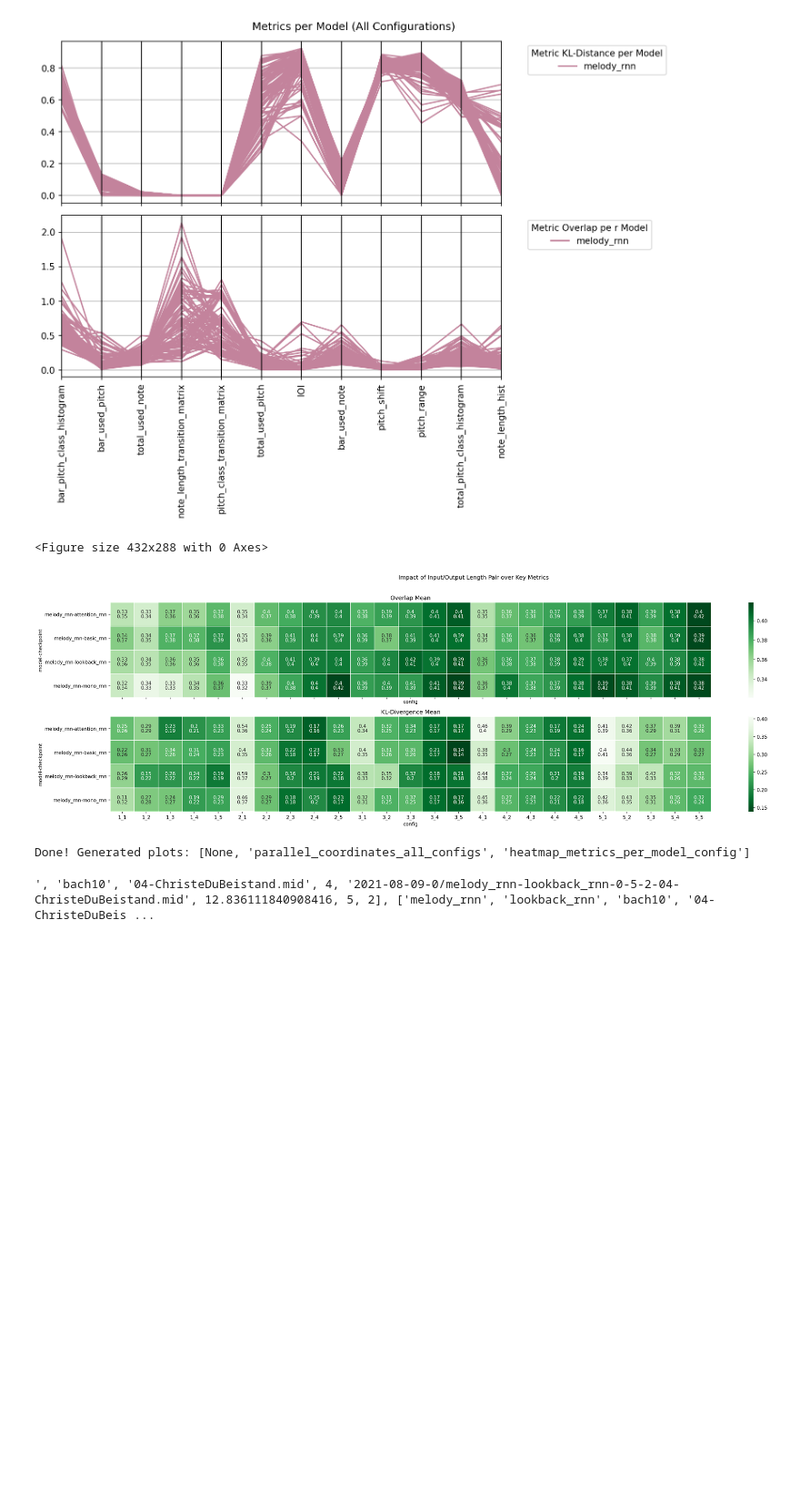
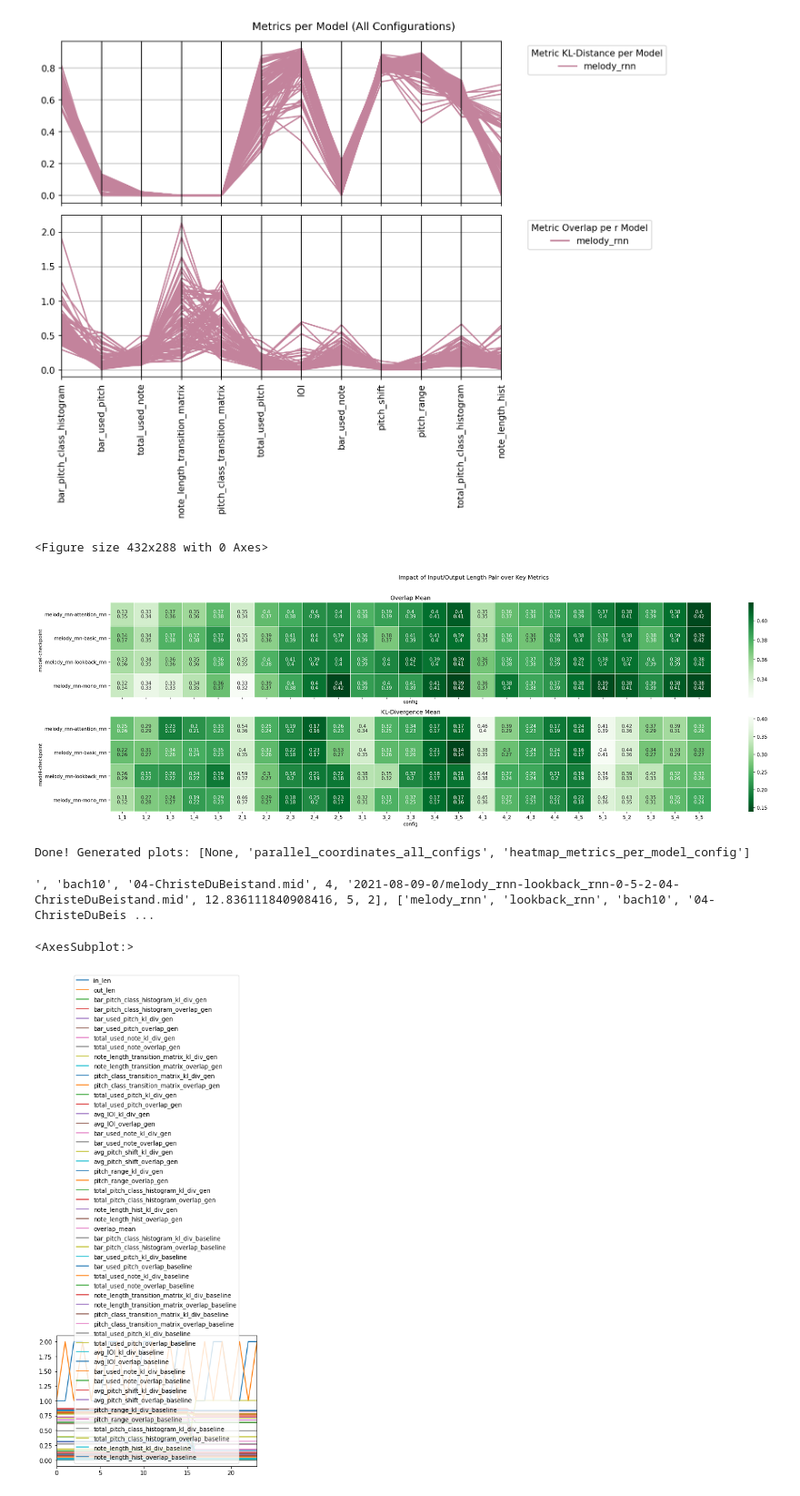
Before and after one commit to ghalestrilo/ornette, a Jupyter notebook: scripts/analysis-old.ipynb, the cells around one changed output. Shown at 91% size. Drawn from its saved outputs; the diff is of its cells as text; code cells hidden in the pictures; blank space fills up the shorter version.

```diff
--- a/scripts/analysis-old.ipynb
+++ b/scripts/analysis-old.ipynb
@@ -759,3 +759,63 @@ Done! Generated plots: [None, 'parallel_coordinates_all_configs', 'heatmap_metri
 print(output)
 # %% [output]
 ', 'bach10', '04-ChristeDuBeistand.mid', 4, '2021-08-09-0/melody_rnn-lookback_rnn-0-5-2-04-ChristeDuBeistand.mid', 12.836111840908416, 5, 2], ['melody_rnn', 'lookback_rnn', 'bach10', '04-ChristeDuBeis ...
+# %%
+import pandas as pd
+
+merger_columns = ['model', 'checkpoint', 'dataset']
+
+def get_mean_metrics(df_input):
+    df_ = df_input.copy()
+    df_['config'] = df_["in_len"].astype(str) + '_' + df_["out_len"].astype(str)
+    df_.drop(columns=['in_len', 'out_len', 'iteration'])
+    df_ = df_.groupby(['model','checkpoint','config']).mean().reset_index()
+    return df_
+
+df_generation = pd.read_pickle('output/df_metrics_generation')
+col_metrics = df_generation.columns
+col_overlaps = [x for x in col_metrics if x.endswith('overlap')]
+loc_overlaps = df_generation[['model'] + col_overlaps].loc[: , "bar_pitch_class_histogram_overlap":"note_length_hist_overlap"]
+df_generation['overlap_mean'] = loc_overlaps.mean(axis=1)
+df_generation['overlap_mean_gen'] = loc_overlaps.mean(axis=1)
+
+df_baseline = pd.read_pickle('output/df_metrics_baseline')
+
+
+# Merge Datasets
+# FIXME: this is an outer join which may affect the mean
+df = df_generation.merge(df_baseline, how='outer', on=merger_columns, suffixes=("_gen", "_baseline"))
+df.drop(columns=['iteration', 'time'])
+
+
+# df_by_config['overlap_mean_gen'] = loc_overlaps.mean(axis=1)
+# df_by_config['overlap_std'] = loc_overlaps.std(axis=1)
+
+# Create Indexers
+df['config'] = df["in_len"].astype(str) + '_' + df["out_len"].astype(str)
+df['model_config'] = df['model_config'] = df[['model', 'checkpoint', 'config']].apply(lambda row: ':'.join(row.values.astype(str)), axis=1)
+df = df.groupby(['model', 'model_config']).mean().reset_index()
+
+# Get best overlap mean
+df = df.loc[df.reset_index().groupby(['model','model_config'])['overlap_mean_gen'].idxmax()]
+
+# Drop columns which won't be plotted
+df = df.drop(columns=['overlap_mean_gen', 'time', 'iteration'])
+
+
+# df = df.melt(id_vars=["model_config"], var_name="metric", value_name="score").dropna()
+
+# Split by Baseline/Generated
+# maxes['source'] = maxes['metric'].astype(str).str.contains('baseline').apply(lambda x: 'Baseline' if x == True else 'Generated')
+
+# Split by metric type
+# maxes['metric_type'] = maxes['metric'].astype(str).str.contains(subplots[0][0]).apply(lambda x: 'Overlap' if x == True else 'KL-Divergence')
+
+# df.head()
+# print()
+# df.describe()
+#print(df_generation.describe())
+
+df.plot()
+# %% [output]
+<AxesSubplot:>
+[figure, added]
```
Also changed, not shown: parts of 1 cell of this notebook, 6 other files.
